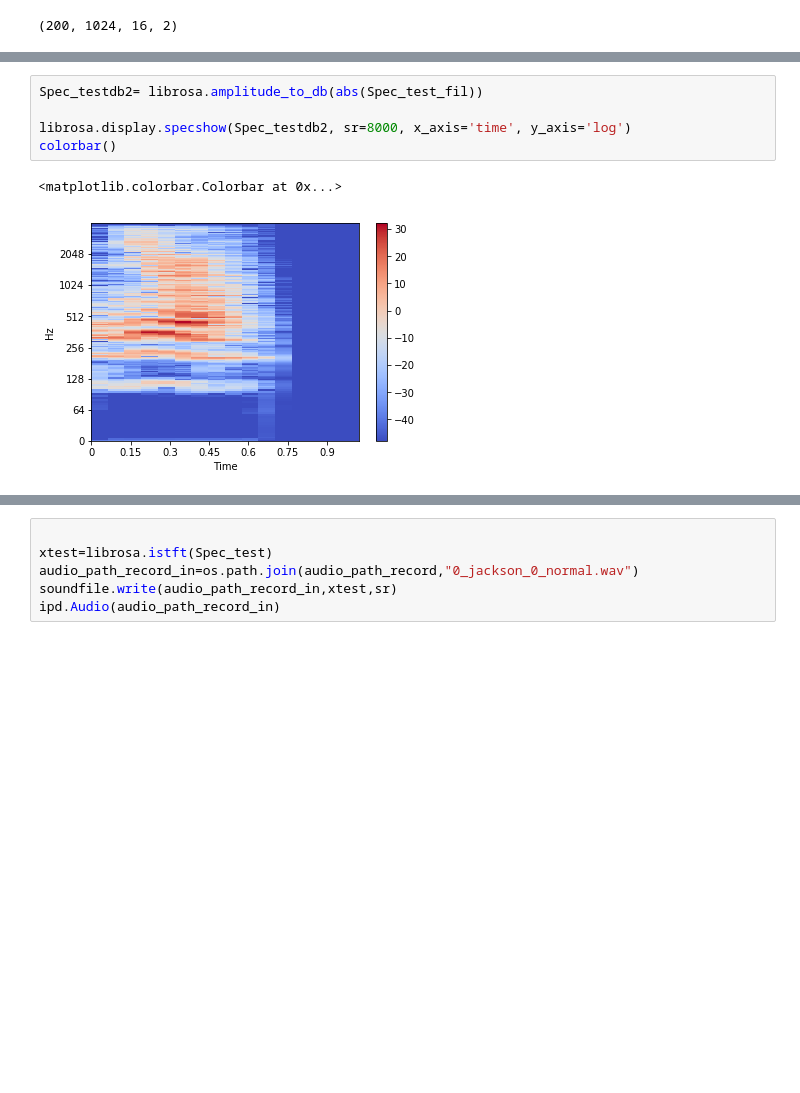
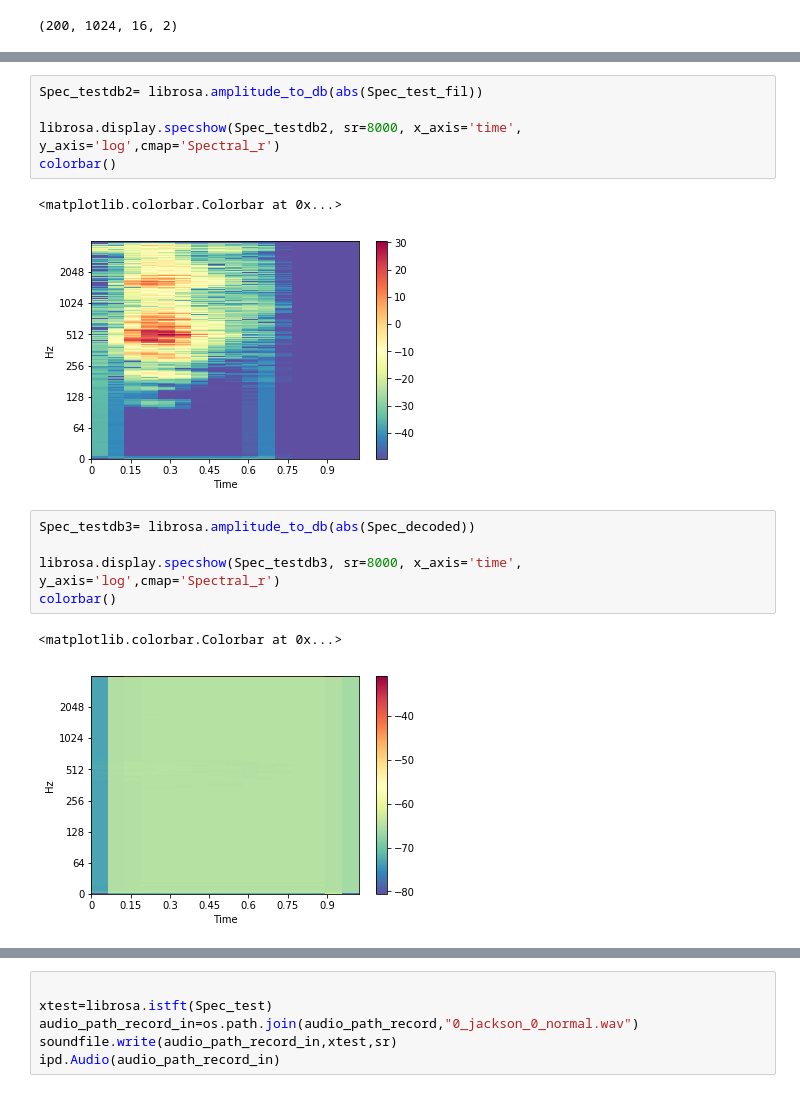
Before and after one commit to JoachimROSSEEL/AudioSuperResolution, a Jupyter notebook: super_resolution_real_imaginary_part.ipynb, the cells around one changed output, grey strips where cells are left out. Cells and saved outputs as stored; diff of their text form; blank space fills up the shorter version.

```diff
--- a/super_resolution_real_imaginary_part.ipynb
+++ b/super_resolution_real_imaginary_part.ipynb
@@ -259,11 +259,19 @@ colorbar()
 # %%
 Spec_testdb2= librosa.amplitude_to_db(abs(Spec_test_fil))
 
-librosa.display.specshow(Spec_testdb2, sr=8000, x_axis='time', y_axis='log')
+librosa.display.specshow(Spec_testdb2, sr=8000, x_axis='time', y_axis='log',cmap='Spectral_r')
 colorbar()
 # %% [output]
 <matplotlib.colorbar.Colorbar at 0x...>
-[figure, old version]
+[figure, new version]
+# %%
+Spec_testdb3= librosa.amplitude_to_db(abs(Spec_decoded))
+
+librosa.display.specshow(Spec_testdb3, sr=8000, x_axis='time', y_axis='log',cmap='Spectral_r')
+colorbar()
+# %% [output]
+<matplotlib.colorbar.Colorbar at 0x...>
+[figure, added]
 # %%
 Spec_testdb3= librosa.amplitude_to_db(abs(Spec_decoded))
 plt.figure(figsize=(16, 4))
```
Also changed, not shown: parts of 8 cells of this notebook.
